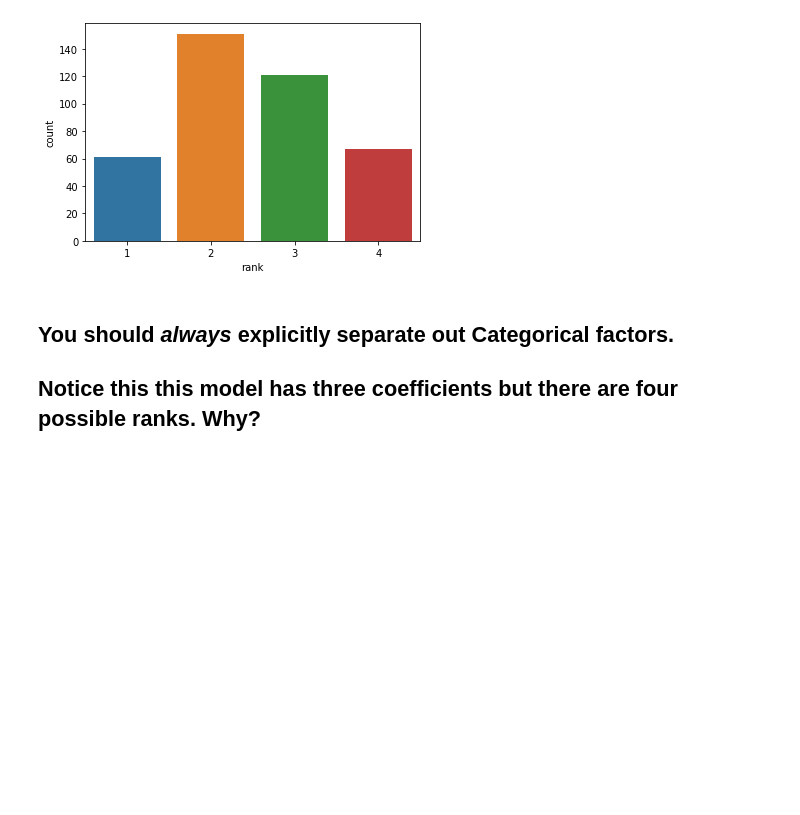
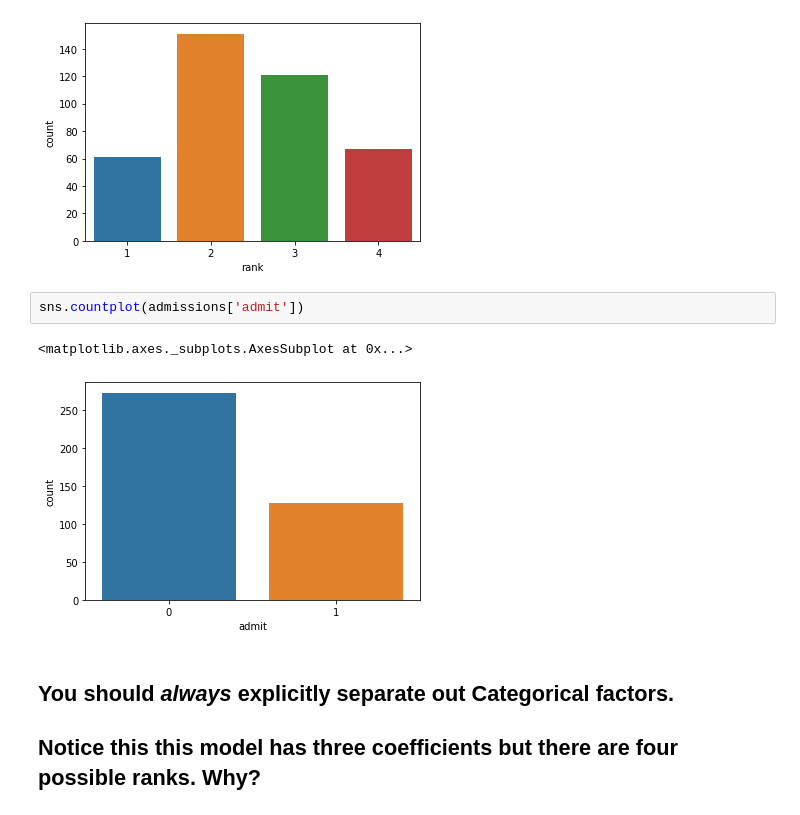
Before and after one commit to Carlene/INTRO-TO-DATA-ANALYSIS, a Jupyter notebook: logistic_regression.ipynb, the cells around one changed output. Saved outputs shown, nothing was run; the diff lists cells and outputs as text; blank space fills up the shorter version.

```diff
--- a/logistic_regression.ipynb
+++ b/logistic_regression.ipynb
@@ -174,6 +226,11 @@ sns.countplot(admissions['rank'])
 # %% [output]
 <matplotlib.axes._subplots.AxesSubplot at 0x...>
 [figure]
+# %%
+sns.countplot(admissions['admit'])
+# %% [output]
+<matplotlib.axes._subplots.AxesSubplot at 0x...>
+[figure, added]
 # %% [markdown]
 ## You should *always* explicitly separate out Categorical factors.
 ## Notice this this model has three coefficients but there are four possible ranks. Why?
```
Also changed, not shown: parts of 21 cells of this notebook.
